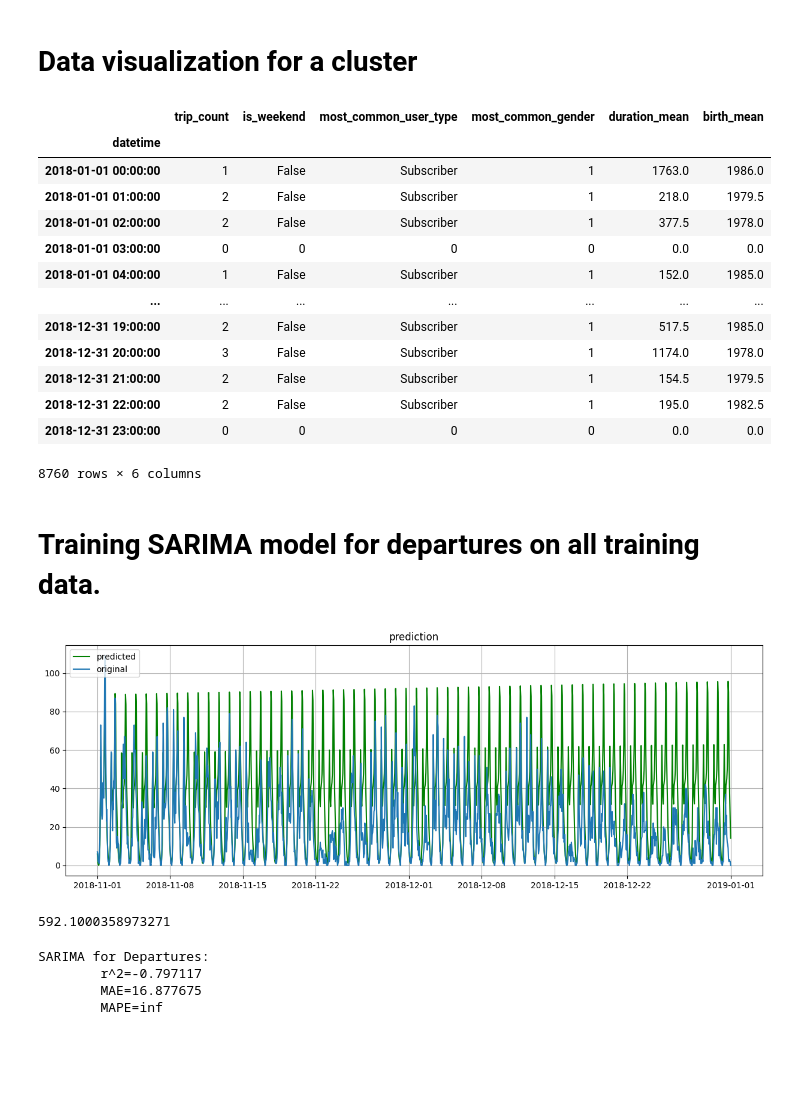
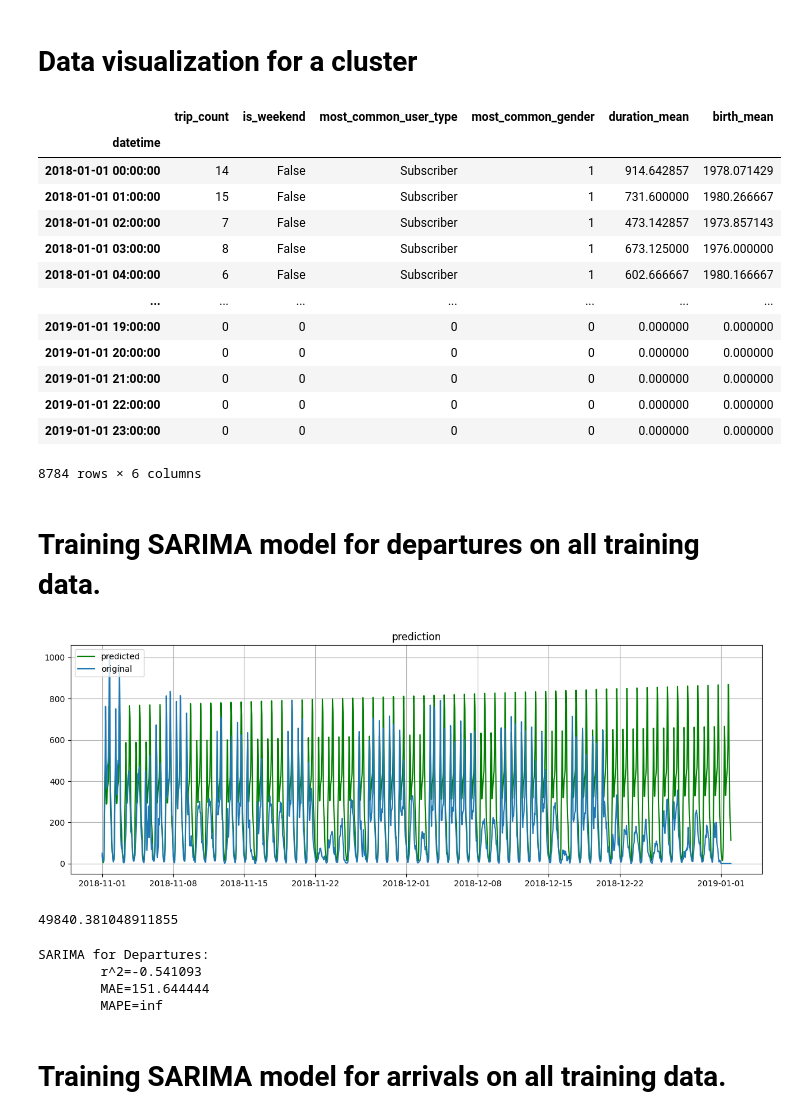
Before and after one commit to katrinemariepedersen/Business_analytics_project, a Jupyter notebook: SARIMA_prediction_model_12.ipynb, the cells around one changed output. Saved outputs shown, nothing was run; the diff lists cells and outputs as text; code cells hidden in the pictures; blank space fills up the shorter version.

Commit message:
Sarima model for arr and depar

```diff
--- a/SARIMA_prediction_model_12.ipynb
+++ b/SARIMA_prediction_model_12.ipynb
@@ -516,11 +516,11 @@ End Station Average Silhouette Score: 0.412
 # %% [markdown]
 # Load a fixed labelling from file
 # %%
-# np.savetxt('fix_labels_end.txt', fix_labels_end) # for updating the fixed cluster labelling used
+#np.savetxt('fix_labels_start.txt', fix_labels_start) # for updating the fixed cluster labelling used
 
 
-fixed_cluster_labels = np.loadtxt('fix_labels_end.txt')
-dt_clusters_all = dt_clusters_end.copy() # All stations are represented in end_station_id column
+fixed_cluster_labels = np.loadtxt('fix_labels_start.txt')
+dt_clusters_all = dt_clusters_start.copy() # All stations are represented in end_station_id column
 dt_clusters_all['cluster'] = fixed_cluster_labels
 # %% [markdown]
 # Connect clusters with the 17 mio data frame
@@ -648,18 +649,18 @@ grouped_departures
 # %% [output]
 |  | trip_count | is_weekend | most_common_user_type | most_common_gender | duration_mean | birth_mean |
 | datetime |  |  |  |  |  |  |
-| 2018-01-01 00:00:00 | 1 | False | Subscriber | 1 | 1763.0 | 1986.0 |
-| 2018-01-01 01:00:00 | 2 | False | Subscriber | 1 | 218.0 | 1979.5 |
-| 2018-01-01 02:00:00 | 2 | False | Subscriber | 1 | 377.5 | 1978.0 |
-| 2018-01-01 03:00:00 | 0 | 0 | 0 | 0 | 0.0 | 0.0 |
-| 2018-01-01 04:00:00 | 1 | False | Subscriber | 1 | 152.0 | 1985.0 |
+| 2018-01-01 00:00:00 | 14 | False | Subscriber | 1 | 914.642857 | 1978.071429 |
+| 2018-01-01 01:00:00 | 15 | False | Subscriber | 1 | 731.600000 | 1980.266667 |
+| 2018-01-01 02:00:00 | 7 | False | Subscriber | 1 | 473.142857 | 1973.857143 |
+| 2018-01-01 03:00:00 | 8 | False | Subscriber | 1 | 673.125000 | 1976.000000 |
+| 2018-01-01 04:00:00 | 6 | False | Subscriber | 1 | 602.666667 | 1980.166667 |
 | ... | ... | ... | ... | ... | ... | ... |
-| 2018-12-31 19:00:00 | 2 | False | Subscriber | 1 | 517.5 | 1985.0 |
-| 2018-12-31 20:00:00 | 3 | False | Subscriber | 1 | 1174.0 | 1978.0 |
-| 2018-12-31 21:00:00 | 2 | False | Subscriber | 1 | 154.5 | 1979.5 |
-| 2018-12-31 22:00:00 | 2 | False | Subscriber | 1 | 195.0 | 1982.5 |
-| 2018-12-31 23:00:00 | 0 | 0 | 0 | 0 | 0.0 | 0.0 |
+| 2019-01-01 19:00:00 | 0 | 0 | 0 | 0 | 0.000000 | 0.000000 |
+| 2019-01-01 20:00:00 | 0 | 0 | 0 | 0 | 0.000000 | 0.000000 |
+| 2019-01-01 21:00:00 | 0 | 0 | 0 | 0 | 0.000000 | 0.000000 |
+| 2019-01-01 22:00:00 | 0 | 0 | 0 | 0 | 0.000000 | 0.000000 |
+| 2019-01-01 23:00:00 | 0 | 0 | 0 | 0 | 0.000000 | 0.000000 |
-8760 rows × 6 columns
+8784 rows × 6 columns
 # %%
 from sklearn.metrics import r2_score, mean_absolute_error
 
@@ -693,8 +694,8 @@ def plotprediction(series, pred_series, labels=["original", "predicted"], x_axis
 # %%
 from statsmodels.tsa.statespace.sarimax import SARIMAX
 ps = 1
-qs = 0
-Ps = 2
+qs = 2
+Ps = 1
 Qs = 1
 
 d = 0
@@ -704,21 +705,21 @@ s = 24
 val_start = pd.Timestamp("2018-10-01")
 test_start = pd.Timestamp("2018-11-01")
 
-train_mask = grouped_departures.index < val_start
-val_mask   = (grouped_departures.index >= val_start) & (grouped_departures.index < test_start)
-test_mask  = grouped_departures.index >= test_start
+train_mask_departures = grouped_departures.index < val_start
+val_mask_departures   = (grouped_departures.index >= val_start) & (grouped_departures.index < test_start)
+test_mask_departures  = grouped_departures.index >= test_start
 
-train = grouped_departures[train_mask].iloc[:, 0]
-val   = grouped_departures[val_mask].iloc[:, 0]
-test  = grouped_departures[test_mask].iloc[:, 0]
+train_departures = grouped_departures[train_mask_departures].iloc[:, 0]
+val_departures   = grouped_departures[val_mask_departures].iloc[:, 0]
+test_departures  = grouped_departures[test_mask_departures].iloc[:, 0]
 
-train_mask_all = grouped_departures.index < test_start
+train_mask_all_departures = grouped_departures.index < test_start
 
 
-train_all = grouped_departures[train_mask_all].iloc[:, 0]
+train_all_departures = grouped_departures[train_mask_all_departures].iloc[:, 0]
 
 model_sar_depar = SARIMAX(
-            train_all,
+            train_all_departures,
             order=(ps, d, qs),
             seasonal_order=(Ps, D, Qs, s),
             enforce_stationarity=False,     # prevent crashes
@@ -732,20 +733,22 @@ fit_sar_depar = model_sar_depar.fit(
             disp=False
         )
 
-test_forecast = fit_sar_depar.forecast(steps=len(test))
+test_forecast_departures = fit_sar_depar.forecast(steps=len(test_departures))
 # %%
-plotprediction(test,test_forecast)
+plotprediction(test_departures,test_forecast_departures)
 # %% [output]
-[figure, old version]
+[figure, new version]
 # %%
-mse_test = np.mean((test.values-test_forecast.values)**2)
+mse_test = np.mean((test_departures.values-test_forecast_departures.values)**2)
 mse_test
 # %% [output]
-592.1000358973271
+49840.381048911855
 # %%
-print_stats(test,test_forecast, "SARIMA for Departures")
+print_stats(test_departures,test_forecast_departures, "SARIMA for Departures")
 # %% [output]
 SARIMA for Departures:
-        r^2=-0.797117
-        MAE=16.877675
+        r^2=-0.541093
+        MAE=151.644444
         MAPE=inf
+# %% [markdown]
+# Training SARIMA model for arrivals on all training data.
```
Also changed, not shown: parts of 9 cells of this notebook, 3 other files.
